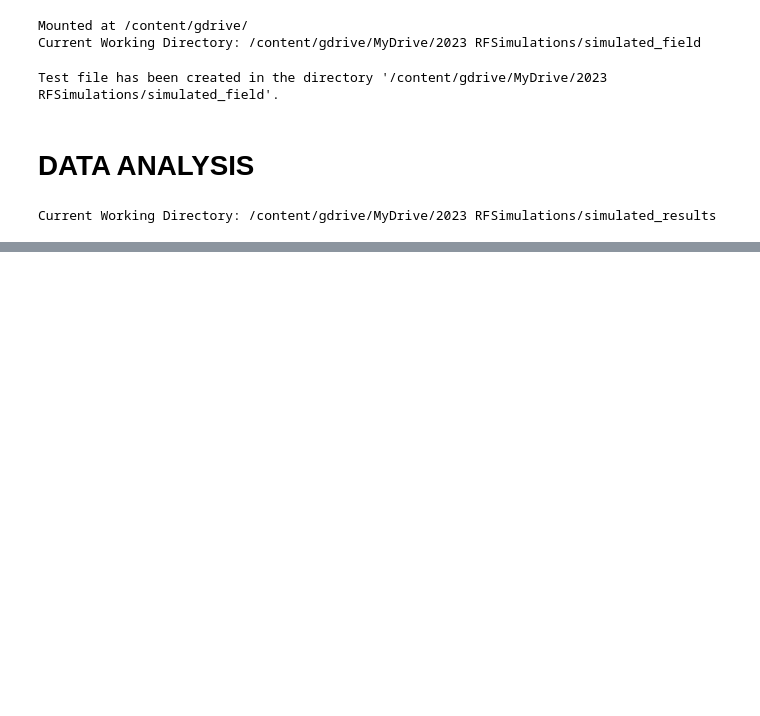
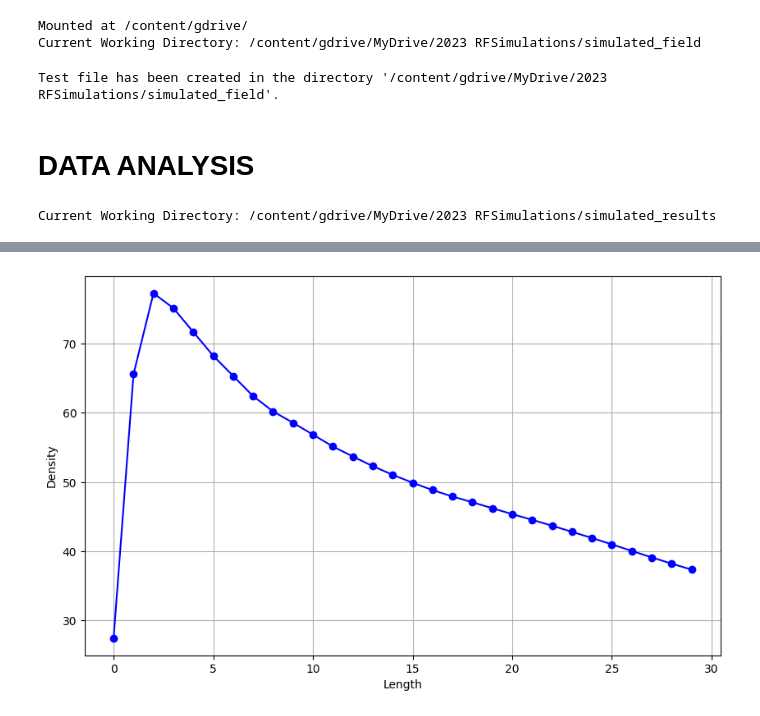
Before and after one commit to khchoi-physik/pbh_simulations, a Jupyter notebook: RFSIMS.ipynb, the cells around one changed output, grey strips where cells are left out. Drawn from its saved outputs; the diff is of its cells as text; code cells hidden in the pictures; blank space fills up the shorter version.

```diff
--- a/RFSIMS.ipynb
+++ b/RFSIMS.ipynb
@@ -737,0 +757,13 @@ clustering_figures.savefig(f'Cluster_3D_distribution_{instance_id}.pdf')
+# %%
+indices = list(density_profile.keys())
+values = list(density_profile.values())
+
+# Creating the plot
+plt.figure(figsize=[10,6])
+plt.plot(indices, values, marker='o', color='b', linestyle='-')
+plt.xlabel('Length')
+plt.ylabel('Density')
+plt.grid(True)
+plt.show()
+# %% [output]
+[figure, added]
```
Also changed, not shown: parts of 9 cells of this notebook.
